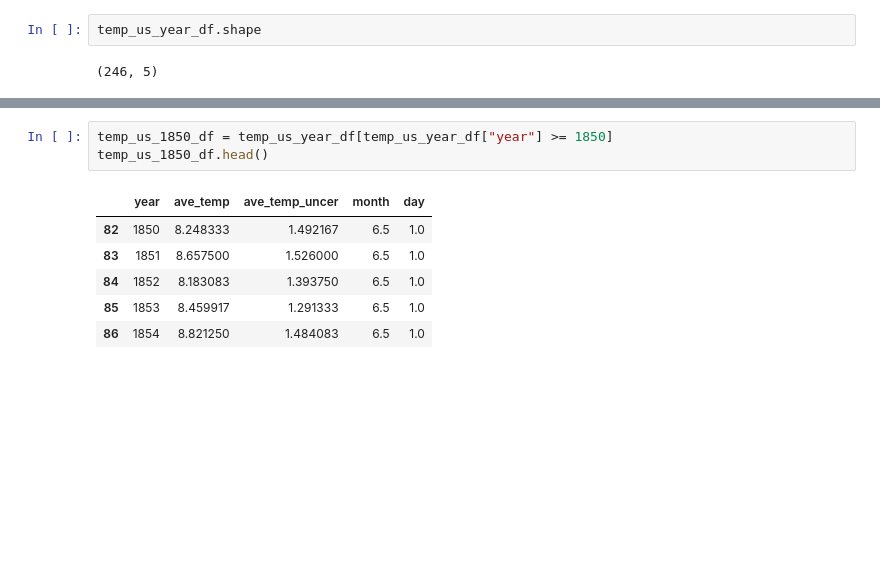
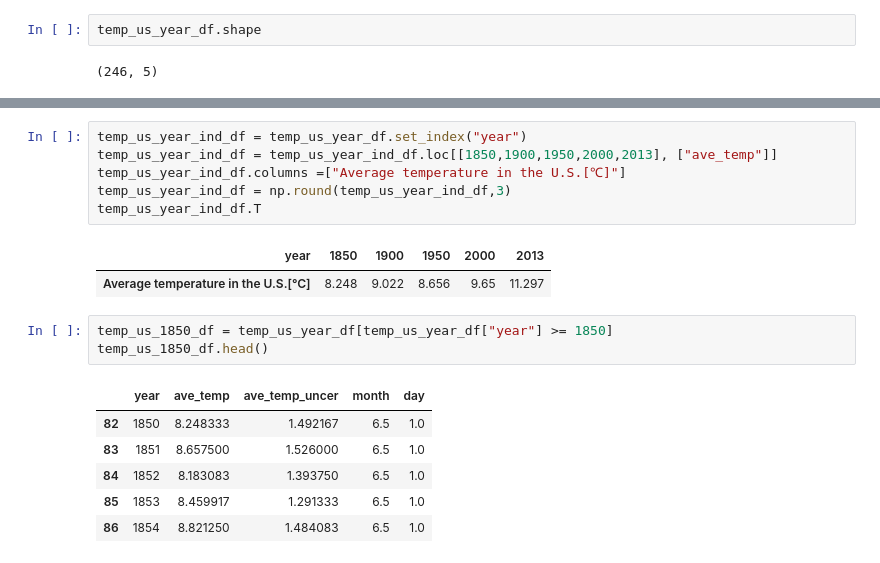
Before and after one commit to tkino15/IN290_final_project, a Jupyter notebook: temp_anova_multicomp.ipynb, the cells around one changed output, grey strips where cells are left out. Drawn from its saved outputs; the diff is of its cells as text; blank space fills up the shorter version.

```diff
--- a/temp_anova_multicomp.ipynb
+++ b/temp_anova_multicomp.ipynb
@@ -131,3 +134,12 @@ Text(0.5,1,'average temp in each year')
+# %%
+temp_us_year_ind_df = temp_us_year_df.set_index("year")
+temp_us_year_ind_df = temp_us_year_ind_df.loc[[1850,1900,1950,2000,2013], ["ave_temp"]]
+temp_us_year_ind_df.columns =["Average temperature in the U.S.[℃]"]
+temp_us_year_ind_df = np.round(temp_us_year_ind_df,3)
+temp_us_year_ind_df.T
+# %% [output]
+| year | 1850 | 1900 | 1950 | 2000 | 2013 |
+| Average temperature in the U.S.[℃] | 8.248 | 9.022 | 8.656 | 9.65 | 11.297 |
 # %%
 temp_us_1850_df = temp_us_year_df[temp_us_year_df["year"] >= 1850]
 temp_us_1850_df.head()
```
Also changed, not shown: parts of 6 cells of this notebook, 15 other files.
